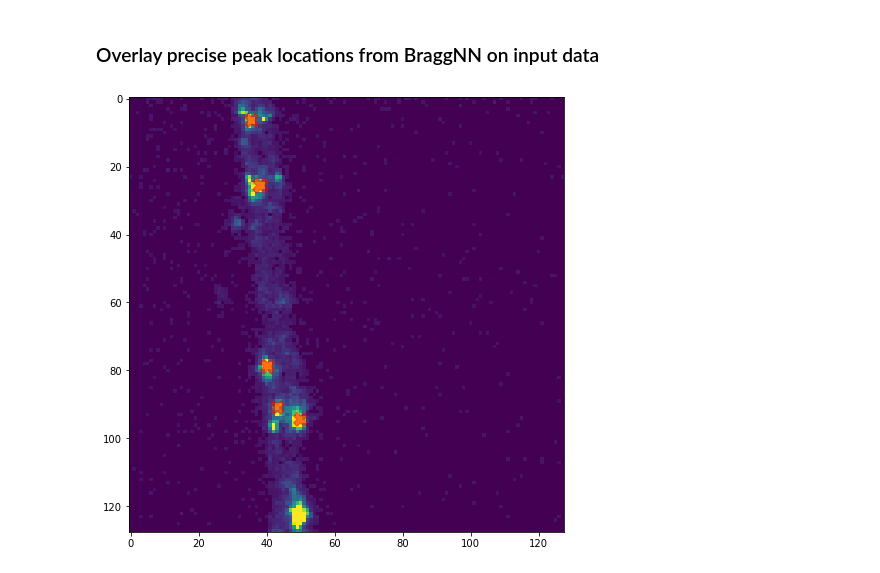
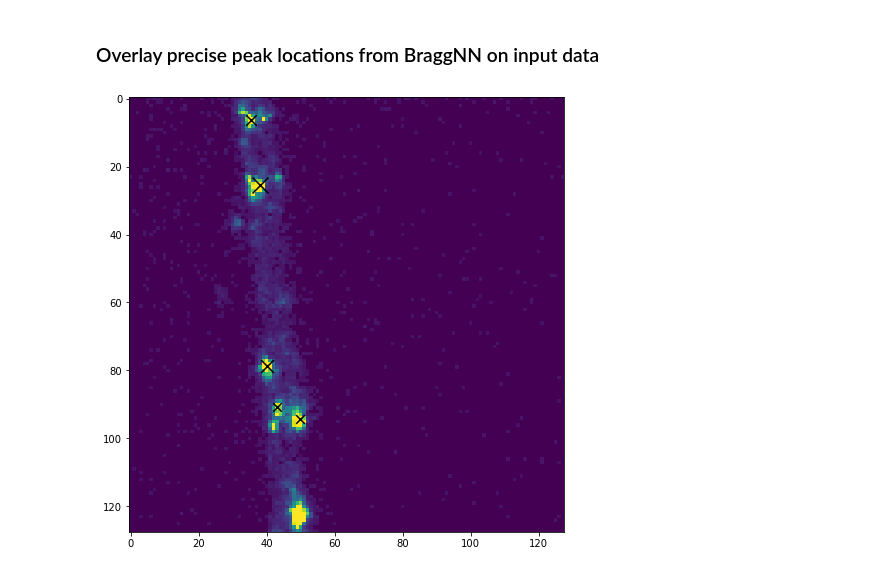
Before and after one commit to miwan1/BraggPeak_CNN, a Jupyter notebook: Pipeline_Example.ipynb, the cells around one changed output. Saved outputs shown, nothing was run; the diff lists cells and outputs as text; code cells hidden in the pictures.

```diff
--- a/Pipeline_Example.ipynb
+++ b/Pipeline_Example.ipynb
@@ -95,7 +95,7 @@ Text(0.5, 1.0, 'Binned and masked data')
 # %% [markdown]
 ### Use findpeaks() to estimate peak locations
 # %%
-def findPeaks(binned_image, minval = 5, minscore = 10):
+def findPeaks(binned_image, minval = 5, minscore = 10, plot = False):
     '''Function that uses findpeaks module to roughly locate peaks in detector image
 
     Arguments:
@@ -107,24 +107,28 @@ def findPeaks(binned_image, minval = 5, minscore = 10):
     x, y - arrays of coordinates for peaks (Npeaks,2), dtype = int
     scores - array of persistence scores for each peak (Npeaks), dtype = int
     '''
-
+    verbose = 1
     # Initialize
-    fp = findpeaks(method='topology',verbose = 3)
+    if plot:
+        verbose = 3
+    fp = findpeaks(method='topology',verbose = verbose)
     #Mask off any values < minval
     mask = binned_image > minval
     X = binned_image * mask
     # Fit topology method on the image
     results = fp.fit(X)
-    fp.plot()
+    if plot:
+        fp.plot()
     #Select only peaks from result, with score > minscore
     peak_mask = (results['persistence']['peak'].values) & (results['persistence']['score'].values > minscore)
     scores = results['persistence']['score'][peak_mask]
     x = results['persistence']['x'][peak_mask]
     y = results['persistence']['y'][peak_mask]
-    print('Located %i peaks after filtering' %len(scores))
+    if plot:
+        print('Located %i peaks after filtering' %len(scores))
     return x, y, scores
 
-x, y, scores = findPeaks(binned_image)
+x, y, scores = findPeaks(binned_image, plot=True)
 # %% [output]
 [findpeaks] >Finding peaks in 2d-array using topology method..
 [findpeaks] >Scaling image between [0-255] and to uint8
@@ -142,5 +146,5 @@ Located 9 peaks after filtering
 plt.figure(figsize = (8,8))
 plt.imshow(binned_image, vmax = 100)
 for i in range(len(scores)):
-    plt.scatter(x[i], y[i], color = 'red', marker = 'X', s = np.log10(scores[i]) * 100, alpha = 0.5)
+    plt.scatter(x[i], y[i], color = 'k', marker = 'x', s = scores[i], alpha = 1)
 # %% [output]
@@ -161,6 +165,7 @@ def runBraggNN(binned_image, x, y, scores, plot = True):
     '''
     NN_fit = []
     scores_filtered = []
+    x_filt, y_filt = [],[]
     for i in range(len(x)):
         x_c, y_c = x[i], y[i]
         try:
@@ -183,11 +188,14 @@ def runBraggNN(binned_image, x, y, scores, plot = True):
                     plt.scatter(*pred[0], color='r', marker = 'x', s = 80)
                 NN_fit.append(pred[0] + [x_c-5, y_c-5])
                 scores_filtered.append(scores[i])
+                x_filt.append(x_c)
+                y_filt.append(y_c)
         except:
-            print('Unable to generate/fit patch')
-    return np.array(NN_fit), scores_filtered
+#             print('Unable to generate/fit patch')
+            continue
+    return np.array(NN_fit), x_filt, y_filt, scores_filtered
 
 
-NN_fit, scores_filtered = runBraggNN(binned_image, x, y,scores, plot = True)
+NN_fit, x_filt, y_filt, scores_filtered = runBraggNN(binned_image, x, y,scores, plot = True)
 print(NN_fit)
 # %% [output]
@@ -207,7 +214,7 @@ Unable to generate/fit patch
 # %%
 plt.figure(figsize = (8,8))
 plt.imshow(binned_image, vmax = 100)
 for i in range(len(scores_filtered)):
-    plt.scatter(NN_fit[i][0], NN_fit[i][1], color = 'red', marker = 'X', s = np.log10(scores[i]) * 100, alpha = 0.5)
+    plt.scatter(NN_fit[i][0], NN_fit[i][1], color = 'black', marker = 'x', s = scores[i], alpha = 1)
 # %% [output]
-[figure, old version]
+[figure, new version]
```
Also changed, not shown: parts of 15 cells of this notebook, 1 other file.
